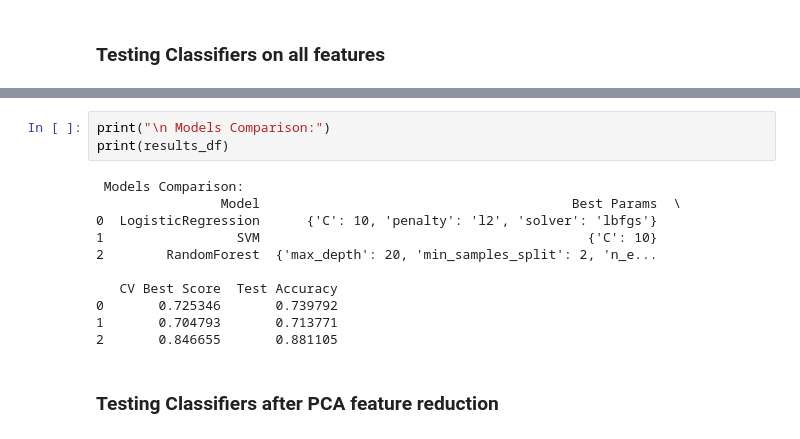
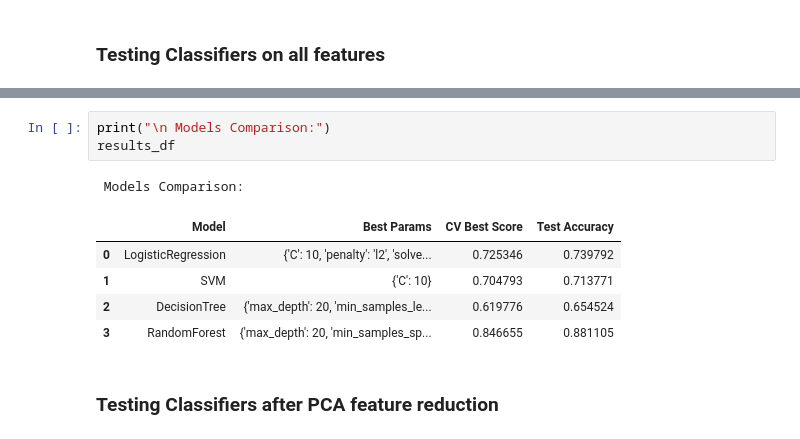
Before and after one commit to MicheleMeazzini/Songs-Genre-Classifier, a Jupyter notebook: notebooks/project.ipynb, the cells around one changed output, grey strips where cells are left out. Saved outputs shown, nothing was run; the diff lists cells and outputs as text.

```diff
--- a/notebooks/project.ipynb
+++ b/notebooks/project.ipynb
@@ -521,18 +527,14 @@ Classification Report:
 weighted avg       0.88      0.88      0.88      2498
 # %%
 print("\n Models Comparison:")
-print(results_df)
+results_df
 # %% [output]
  Models Comparison:
-                Model                                        Best Params  \
-0  LogisticRegression      {'C': 10, 'penalty': 'l2', 'solver': 'lbfgs'}
-1                 SVM                                          {'C': 10}
-2        RandomForest  {'max_depth': 20, 'min_samples_split': 2, 'n_e...
-
-   CV Best Score  Test Accuracy
-0       0.725346       0.739792
-1       0.704793       0.713771
-2       0.846655       0.881105
+|  | Model | Best Params | CV Best Score | Test Accuracy |
+| 0 | LogisticRegression | {'C': 10, 'penalty': 'l2', 'solve... | 0.725346 | 0.739792 |
+| 1 | SVM | {'C': 10} | 0.704793 | 0.713771 |
+| 2 | DecisionTree | {'max_depth': 20, 'min_samples_le... | 0.619776 | 0.654524 |
+| 3 | RandomForest | {'max_depth': 20, 'min_samples_sp... | 0.846655 | 0.881105 |
 # %% [markdown]
 ### Testing Classifiers after PCA feature reduction
 # %%
```
Also changed, not shown: parts of 8 cells of this notebook.
